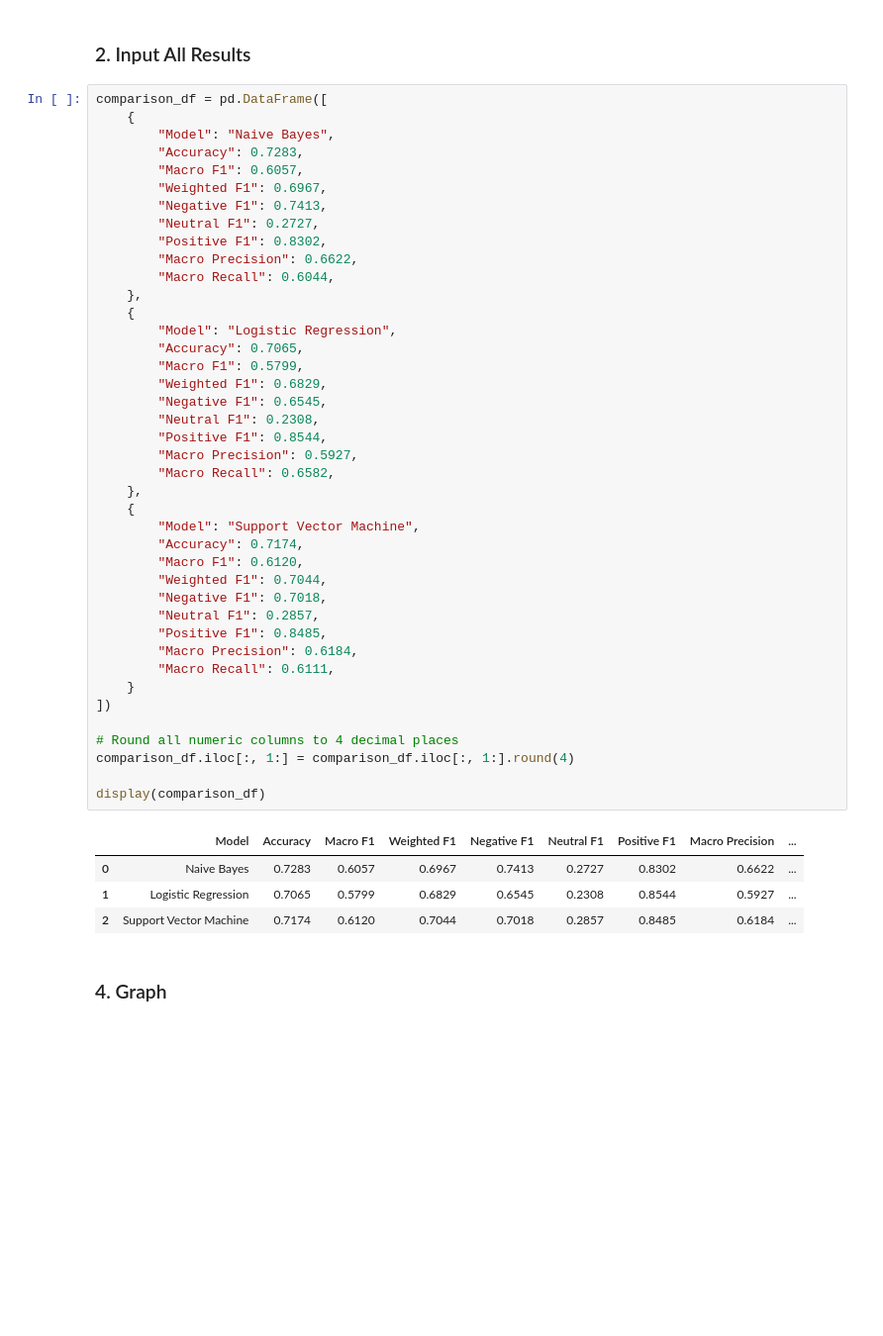
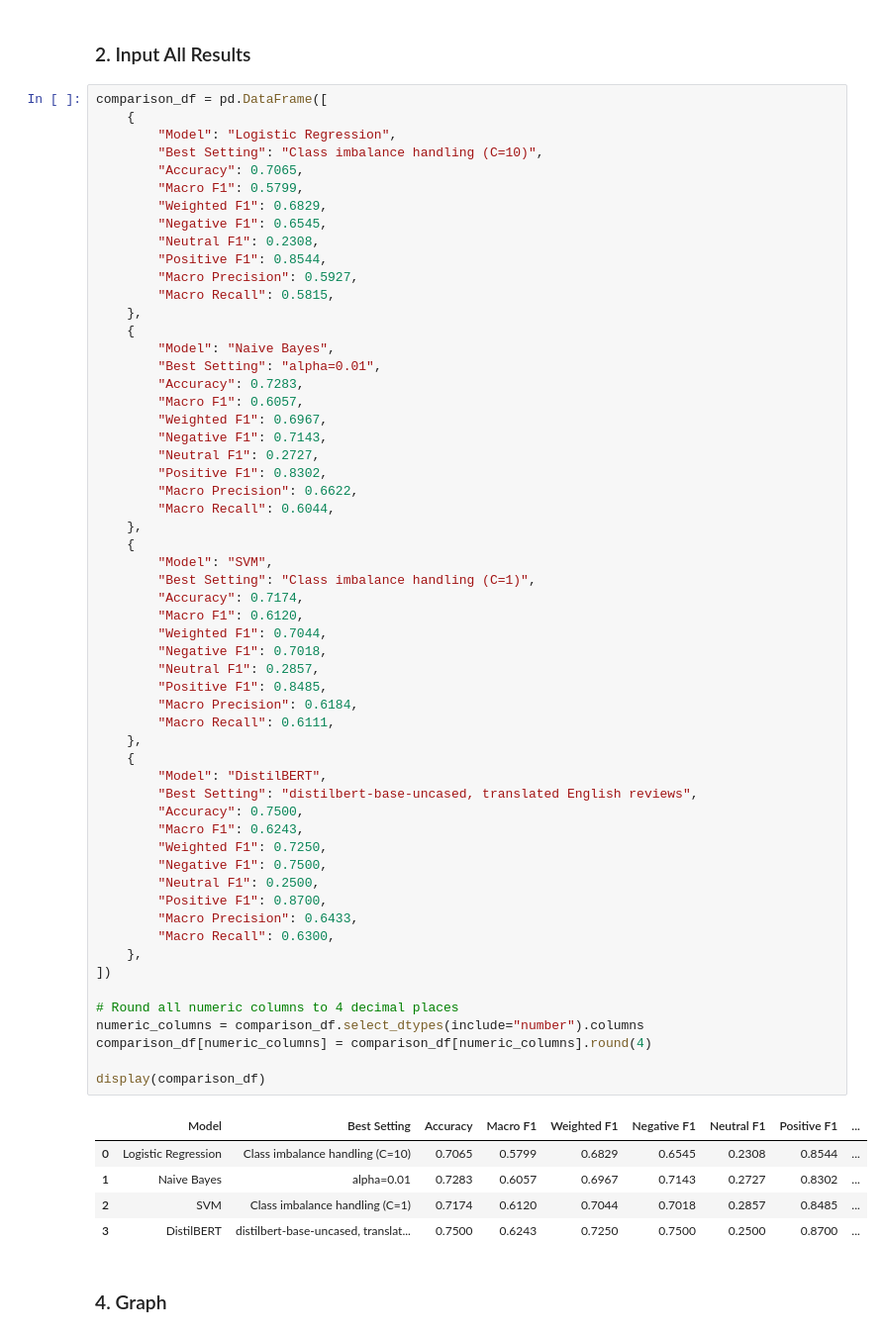
Before and after one commit to pangtengg/ecom-reviews-sentiment-analysis, a Jupyter notebook: model_training/combined_results.ipynb, the cells around one changed output. Shown at 99% size. Saved outputs shown, nothing was run; the diff lists cells and outputs as text; blank space fills up the shorter version.

```diff
--- a/model_training/combined_results.ipynb
+++ b/model_training/combined_results.ipynb
@@ -14,49 +14,66 @@ from pathlib import Path
 # %%
 comparison_df = pd.DataFrame([
     {
-        "Model": "Naive Bayes",
-        "Accuracy": 0.7283,
-        "Macro F1": 0.6057,
-        "Weighted F1": 0.6967,
-        "Negative F1": 0.7413,
-        "Neutral F1": 0.2727,
-        "Positive F1": 0.8302,
-        "Macro Precision": 0.6622,
-        "Macro Recall": 0.6044,
-    },
-    {
         "Model": "Logistic Regression",
+        "Best Setting": "Class imbalance handling (C=10)",
         "Accuracy": 0.7065,
         "Macro F1": 0.5799,
         "Weighted F1": 0.6829,
         "Negative F1": 0.6545,
         "Neutral F1": 0.2308,
         "Positive F1": 0.8544,
         "Macro Precision": 0.5927,
-        "Macro Recall": 0.6582,
+        "Macro Recall": 0.5815,
     },
     {
-        "Model": "Support Vector Machine",
+        "Model": "Naive Bayes",
+        "Best Setting": "alpha=0.01",
+        "Accuracy": 0.7283,
+        "Macro F1": 0.6057,
+        "Weighted F1": 0.6967,
+        "Negative F1": 0.7143,
+        "Neutral F1": 0.2727,
+        "Positive F1": 0.8302,
+        "Macro Precision": 0.6622,
+        "Macro Recall": 0.6044,
+    },
+    {
+        "Model": "SVM",
+        "Best Setting": "Class imbalance handling (C=1)",
         "Accuracy": 0.7174,
         "Macro F1": 0.6120,
         "Weighted F1": 0.7044,
         "Negative F1": 0.7018,
         "Neutral F1": 0.2857,
         "Positive F1": 0.8485,
         "Macro Precision": 0.6184,
         "Macro Recall": 0.6111,
-    }
+    },
+    {
+        "Model": "DistilBERT",
+        "Best Setting": "distilbert-base-uncased, translated English reviews",
+        "Accuracy": 0.7500,
+        "Macro F1": 0.6243,
+        "Weighted F1": 0.7250,
+        "Negative F1": 0.7500,
+        "Neutral F1": 0.2500,
+        "Positive F1": 0.8700,
+        "Macro Precision": 0.6433,
+        "Macro Recall": 0.6300,
+    },
 ])
 
 # Round all numeric columns to 4 decimal places
-comparison_df.iloc[:, 1:] = comparison_df.iloc[:, 1:].round(4)
+numeric_columns = comparison_df.select_dtypes(include="number").columns
+comparison_df[numeric_columns] = comparison_df[numeric_columns].round(4)
 
 display(comparison_df)
 # %% [output]
-|  | Model | Accuracy | Macro F1 | Weighted F1 | Negative F1 | Neutral F1 | Positive F1 | Macro Precision | ... |
-| 0 | Naive Bayes | 0.7283 | 0.6057 | 0.6967 | 0.7413 | 0.2727 | 0.8302 | 0.6622 | ... |
-| 1 | Logistic Regression | 0.7065 | 0.5799 | 0.6829 | 0.6545 | 0.2308 | 0.8544 | 0.5927 | ... |
-| 2 | Support Vector Machine | 0.7174 | 0.6120 | 0.7044 | 0.7018 | 0.2857 | 0.8485 | 0.6184 | ... |
+|  | Model | Best Setting | Accuracy | Macro F1 | Weighted F1 | Negative F1 | Neutral F1 | Positive F1 | ... |
+| 0 | Logistic Regression | Class imbalance handling (C=10) | 0.7065 | 0.5799 | 0.6829 | 0.6545 | 0.2308 | 0.8544 | ... |
+| 1 | Naive Bayes | alpha=0.01 | 0.7283 | 0.6057 | 0.6967 | 0.7143 | 0.2727 | 0.8302 | ... |
+| 2 | SVM | Class imbalance handling (C=1) | 0.7174 | 0.6120 | 0.7044 | 0.7018 | 0.2857 | 0.8485 | ... |
+| 3 | DistilBERT | distilbert-base-uncased, translat... | 0.7500 | 0.6243 | 0.7250 | 0.7500 | 0.2500 | 0.8700 | ... |
 # %% [markdown]
 ### 4. Graph
 # %% [markdown]
```
Also changed, not shown: parts of 5 cells of this notebook, 3 other files.
